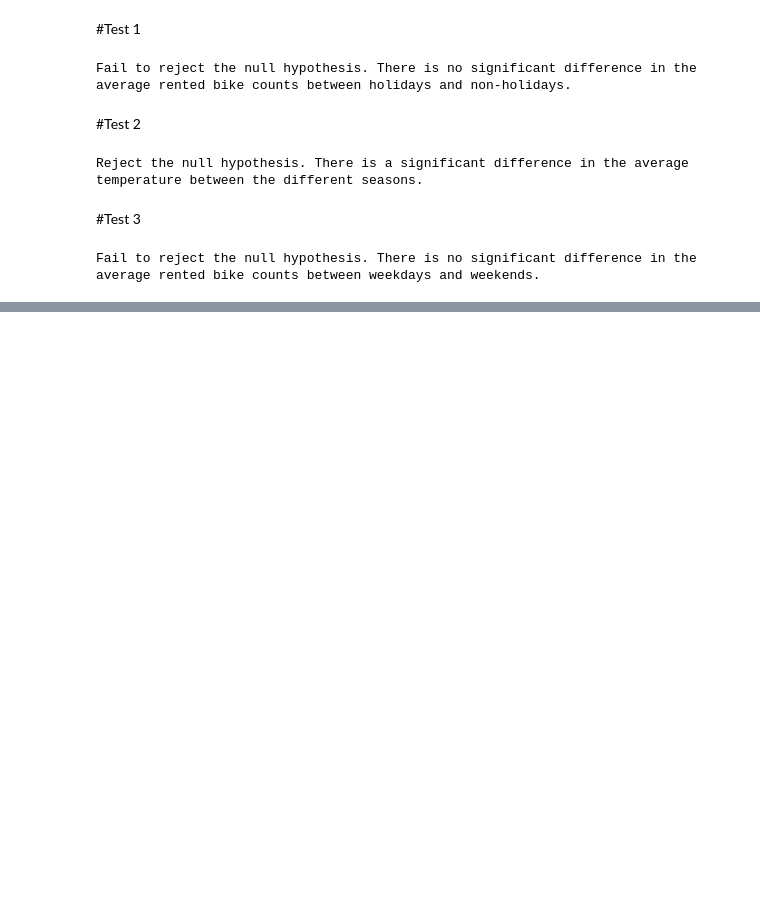
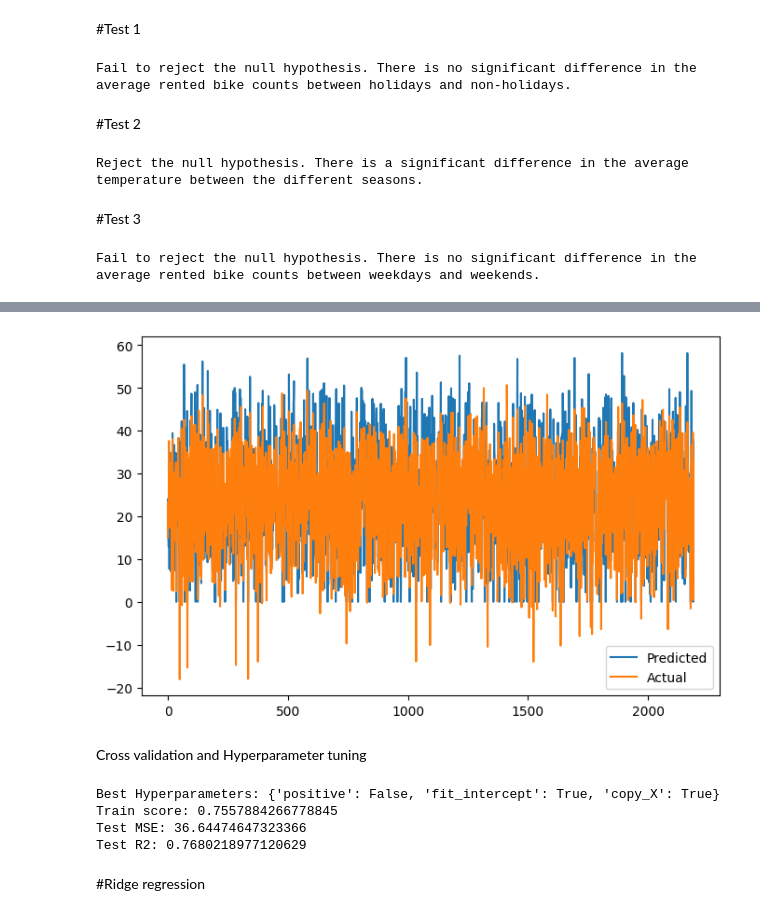
Before and after one commit to abhishek0478/ML-project---Regression, a Jupyter notebook: Bike_sharing_demand_analysis1_.ipynb, the cells around one changed output, grey strips where cells are left out. Drawn from its saved outputs; the diff is of its cells as text; code cells hidden in the pictures; blank space fills up the shorter version.

```diff
--- a/Bike_sharing_demand_analysis1_.ipynb
+++ b/Bike_sharing_demand_analysis1_.ipynb
@@ -652,0 +686,61 @@ Index(['Rented_Bike_Count', 'Temperature', 'Humidity', 'Wind_speed',
+# %%
+#plot to compare the predicted values against the actual values.
+plt.figure(figsize=(8,5))
+plt.plot(np.array(y_test))
+plt.plot(y_pred)
+plt.legend(["Predicted","Actual"])
+plt.show()
+# %% [output]
+[figure, added]
+# %% [markdown]
+Cross validation and Hyperparameter tuning
+# %%
+# ML Model - 1 Implementation with hyperparameter optimization techniques (i.e., GridSearch CV, RandomSearch CV, Bayesian Optimization etc.)
+from sklearn.model_selection import train_test_split, RandomizedSearchCV
+
+# Create a Linear Regression model (you can replace this with any other regression model)
+model = LinearRegression()
+
+# Define hyperparameter search space (you can customize this based on your model)
+param_dist = {'fit_intercept': [True, False],
+              'copy_X': [True, False],
+              'positive':[True, False]}
+
+# Perform RandomizedSearchCV
+random_search = RandomizedSearchCV(estimator=model, param_distributions=param_dist,
+                                   n_iter=10, scoring='neg_mean_squared_error', cv=5, n_jobs=-1)
+
+# Fit the RandomizedSearchCV to find the best hyperparameters
+random_search.fit(X_train, y_train)
+
+# Get the best hyperparameters and model
+best_params = random_search.best_params_
+best_model = random_search.best_estimator_
+
+# Train the best model with the entire training dataset
+best_model.fit(X_train, y_train)
+
+training_score_val = best_model.score(X_train, y_train)
+# Evaluate the best model on the test set
+test_predictions = best_model.predict(X_test)
+
+# Calculate evaluation metrics for the test predictions (e.g., mean squared error)
+from sklearn.metrics import mean_squared_error
+mse = mean_squared_error(y_test, test_predictions)
+r2 = r2_score((y_test),(test_predictions))
+
+
+print("Best Hyperparameters:", best_params)
+
+
+#visual of training score
+print("Train score:" ,training_score_val)
+print("Test MSE:", mse)
+print("Test R2:", r2)
+# %% [output]
+Best Hyperparameters: {'positive': False, 'fit_intercept': True, 'copy_X': True}
+Train score: 0.7557884266778845
+Test MSE: 36.64474647323366
+Test R2: 0.7680218977120629
+# %% [markdown]
+#Ridge regression
```
Also changed, not shown: parts of 62 cells of this notebook.
